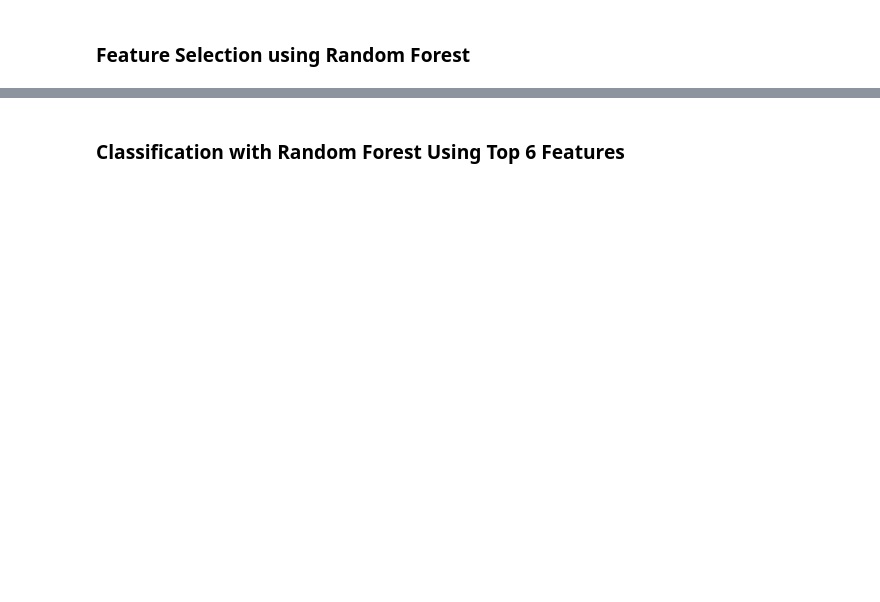
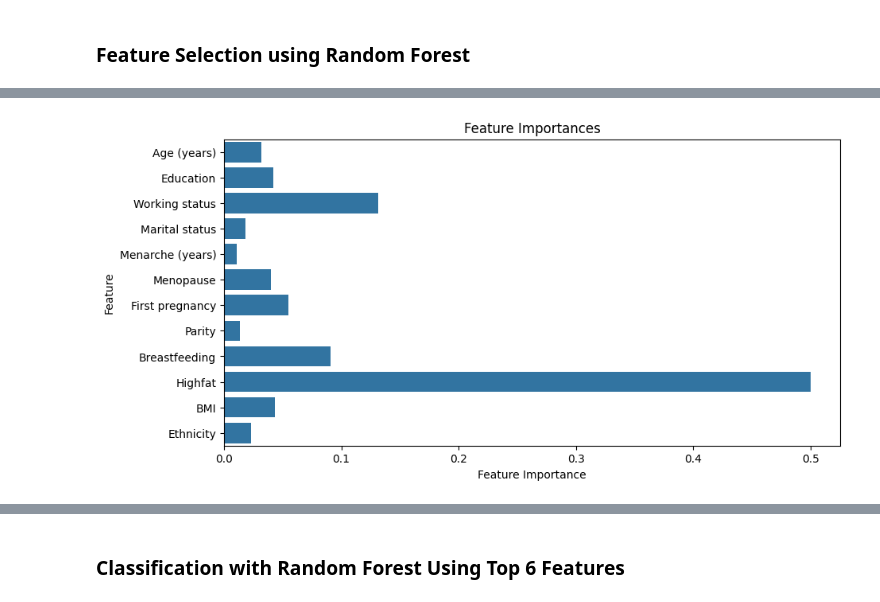
Before and after one commit to rudyhendrawn/gemastik24-data-mining, a Jupyter notebook: eda-feature-selection.ipynb, the cells around one changed output, grey strips where cells are left out. Cells and saved outputs as stored; diff of their text form; code cells hidden in the pictures; blank space fills up the shorter version.

```diff
--- a/eda-feature-selection.ipynb
+++ b/eda-feature-selection.ipynb
@@ -233,0 +186,27 @@ Menarche (years): 0.06602937511854741
+# %%
+from sklearn.ensemble import GradientBoostingClassifier
+
+# Initialize Gradient Boosting classifier
+clf = GradientBoostingClassifier()
+
+# Train classifier
+clf.fit(X, y)
+
+# Get feature importances
+feature_importances = clf.feature_importances_
+
+# Sort feature importances and get indices of top 6 features
+sorted_indices = np.argsort(feature_importances)[::-1]
+top_n = 5
+top_features = sorted_indices[:top_n]
+
+# Print feature importances
+for i, importance in enumerate(feature_importances):
+	print(f"Feature {i}: {importance}")
+
+# Print the top 6 features
+top_feature_names = [feature_names[i] for i in top_features]
+print(f"Top {top_n} features:")
+
+for name, importance in zip(top_feature_names, feature_importances[top_features]):
+	print(f"{name}: {importance}")
@@ -233,0 +232,10 @@ Menarche (years): 0.06602937511854741
+# %%
+# Plot all features importances using seaborn
+plt.figure(figsize=(10, 5))
+sns.barplot(x=feature_importances, y=df.columns.drop('Grouping'))
+plt.xlabel('Feature Importance')
+plt.ylabel('Feature')
+plt.title('Feature Importances')
+plt.show()
+# %% [output]
+[figure, added]
```
Also changed, not shown: parts of 16 cells of this notebook, 1 other file.
